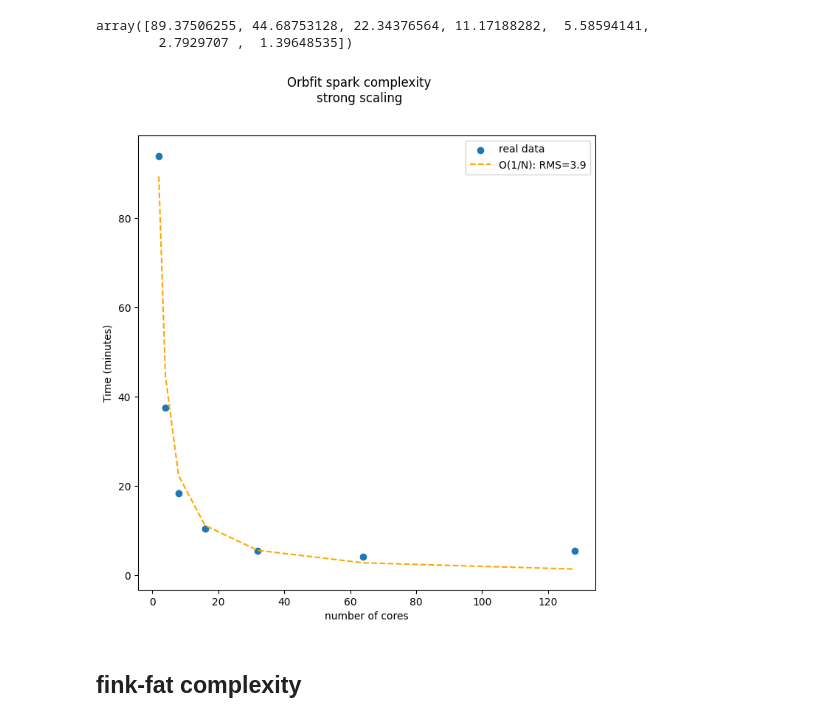
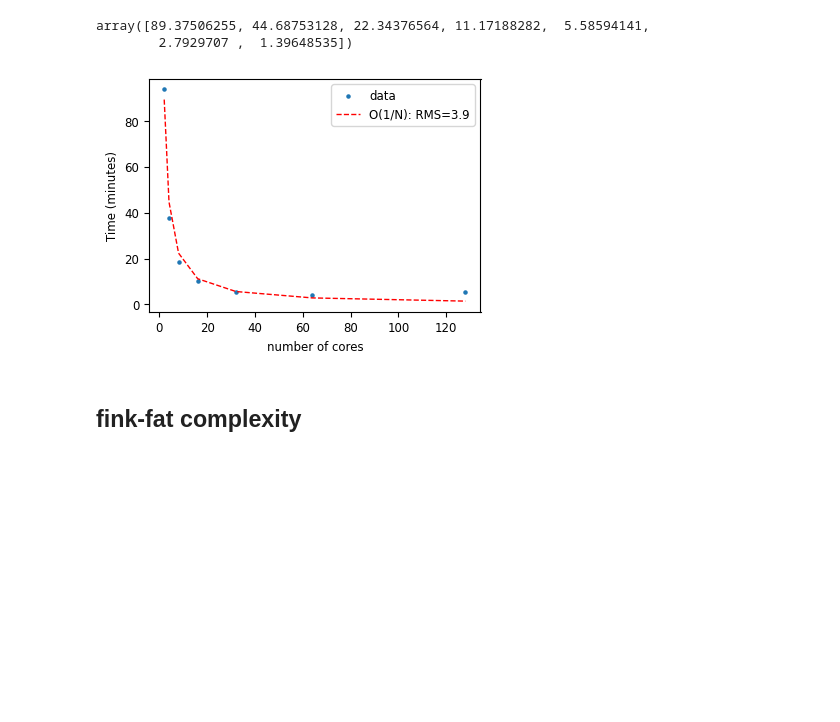
Before and after one commit to FusRoman/fink-fat, a Jupyter notebook: notebook/parameters_selection/orbfit_spark_complexity.ipynb, the cells around one changed output. Drawn from its saved outputs; the diff is of its cells as text; code cells hidden in the pictures; blank space fills up the shorter version.

```diff
--- a/notebook/parameters_selection/orbfit_spark_complexity.ipynb
+++ b/notebook/parameters_selection/orbfit_spark_complexity.ipynb
@@ -360,16 +358,31 @@ spark configuration:
 * 2 cores/executors
 * 2GB of RAM / executors
 # %%
-fig = plt.figure(figsize=(8, 8))
+plt.rcParams.update({'font.size': 8.5})
+fig = plt.figure(figsize=(4, 3))
 
-fig.suptitle("Orbfit spark complexity\nweak scaling")
-plt.scatter(nb_sso_list, minute_time, label="real data")
+# fig.suptitle("Orbfit complexity, weak scaling")
+plt.scatter(nb_sso_list, minute_time, label="data", s=5)
 
-plt.plot(nb_sso_list, f(res_lin.x, nb_sso_list), label="O(N), RMS={:.5f}".format(rms(res_lin)), linestyle="--", color="orange")
-plt.plot(nb_sso_list, f_log(res_log.x, nb_sso_list), label="O(NlogN), RMS={:.5f}".format(rms(res_log)), linestyle="--", color="orange")
+plt.plot(
+    nb_sso_list,
+    f(res_lin.x, nb_sso_list),
+    label="O(N), RMS={:.5f}".format(rms(res_lin)),
+    linestyle="--",
+    color="red", linewidth=1
+)
+plt.plot(
+    nb_sso_list,
+    f_log(res_log.x, nb_sso_list),
+    label="O(NlogN), RMS={:.5f}".format(rms(res_log)),
+    linestyle="--",
+    color="yellow", linewidth=1
+)
 
 plt.xlabel("number of solar system trajectories")
 plt.ylabel("Time (minutes)")
 plt.legend()
+plt.tight_layout()
+plt.savefig("orbfit_comp_weak.pgf")
 plt.show()
 # %% [output]
@@ -409,19 +422,28 @@ f(res_lsq.x, result_strong[:, 0])
 array([89.37506255, 44.68753128, 22.34376564, 11.17188282,  5.58594141,
         2.7929707 ,  1.39648535])
 # %%
+plt.rcParams.update({'font.size': 8.5})
 
+fig = plt.figure(figsize=(4, 3))
 
-fig = plt.figure(figsize=(8, 8))
+# fig.suptitle("Orbfit complexity, strong scaling")
+plt.scatter(result_strong[:, 0], result_strong[:, 1] / 60, label="data", s=5)
+plt.plot(
+    result_strong[:, 0],
+    f(res_lsq.x, result_strong[:, 0]),
+    label="O(1/N): RMS={:.1f}".format(rms(res_lsq)),
+    linewidth=1,
+    linestyle="--", color="red"
+)
 
-fig.suptitle("Orbfit spark complexity\nstrong scaling")
-plt.scatter(result_strong[:, 0], result_strong[:, 1] / 60, label="real data")
-plt.plot(result_strong[:, 0], f(res_lsq.x, result_strong[:, 0]), label="O(1/N): RMS={:.1f}".format(rms(res_lsq)), linestyle="--", color="orange")
 plt.xlabel("number of cores")
 plt.ylabel("Time (minutes)")
 plt.legend()
+plt.tight_layout()
+plt.savefig("orbfit_comp_strong.pgf")
 plt.show()
 # %% [output]
-[figure, old version]
+[figure, new version]
 # %% [markdown]
 ## fink-fat complexity
 # %%
```
Also changed, not shown: parts of 6 cells of this notebook.
